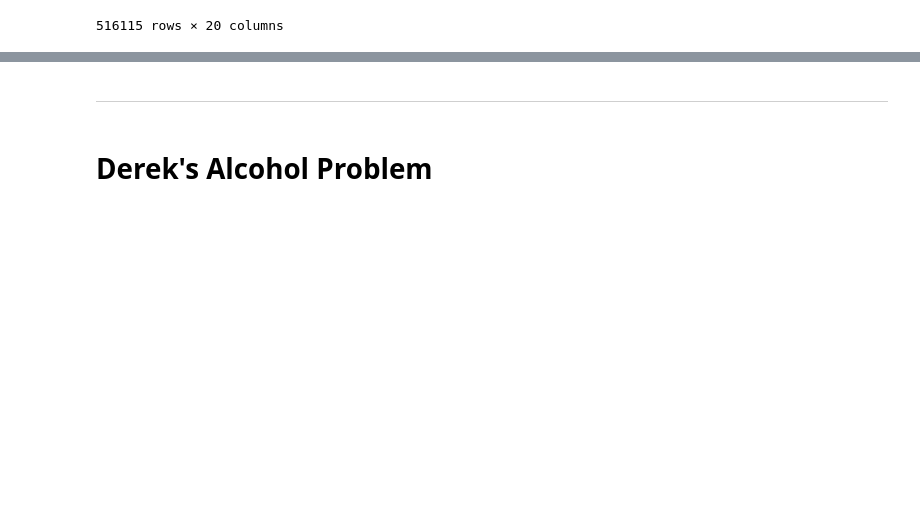
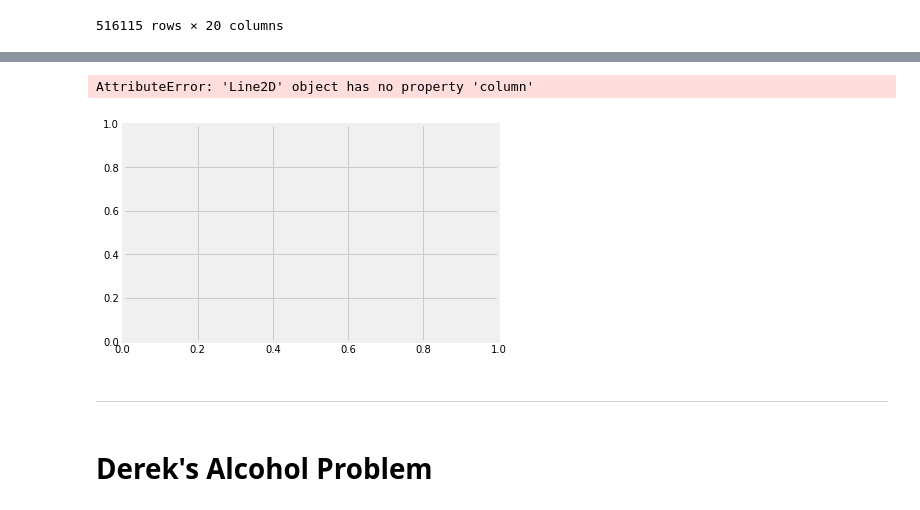
Before and after one commit to djleung/DataHacks_2020_public, a Jupyter notebook: Initial_Data_Exploration.ipynb, the cells around one changed output, grey strips where cells are left out. Saved outputs shown, nothing was run; the diff lists cells and outputs as text; code cells hidden in the pictures; blank space fills up the shorter version.

```diff
--- a/Initial_Data_Exploration.ipynb
+++ b/Initial_Data_Exploration.ipynb
@@ -467,0 +492,5 @@ m
+# %%
+count_by_state = valid_geo.groupby("GeoLocation").count()['DataSource']
+count_by_state_table = count_by_state.to_frame().reset_index()
+count_by_state_table = count_by_state_table.assign(count=count_by_state_table.get("DataSource")).drop(columns='DataSource')
+count_by_state_table
@@ -468,3 +513,8 @@ m
+# %%
+count_by_state_table.plot(column=count_by_state_table.get("count"))
+# %% [output]
+AttributeError: 'Line2D' object has no property 'column'
+[figure, added]
 # %% [markdown]
 ---
 # %% [markdown]
```
Also changed, not shown: parts of 14 cells of this notebook, 6 other files.
